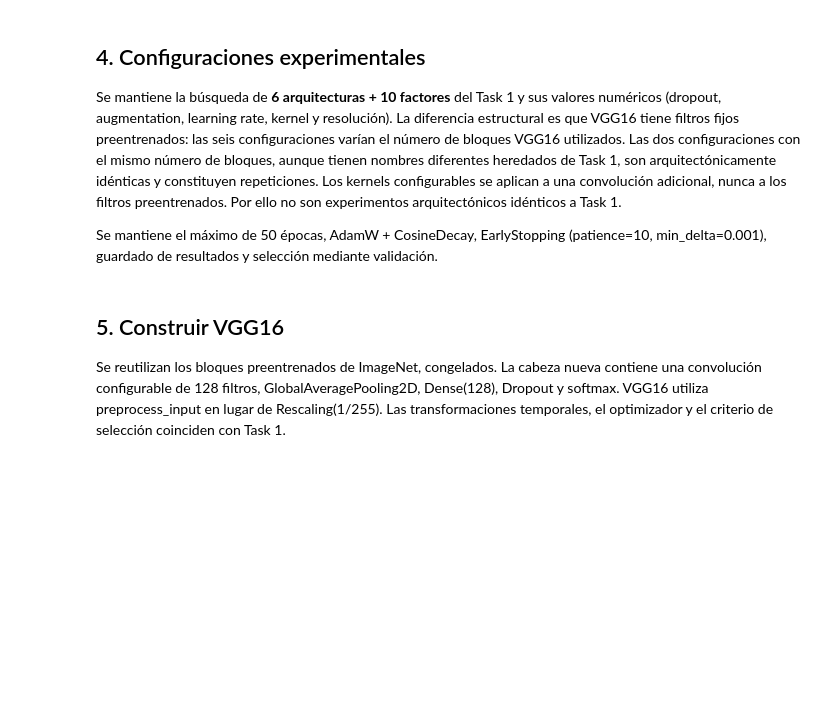
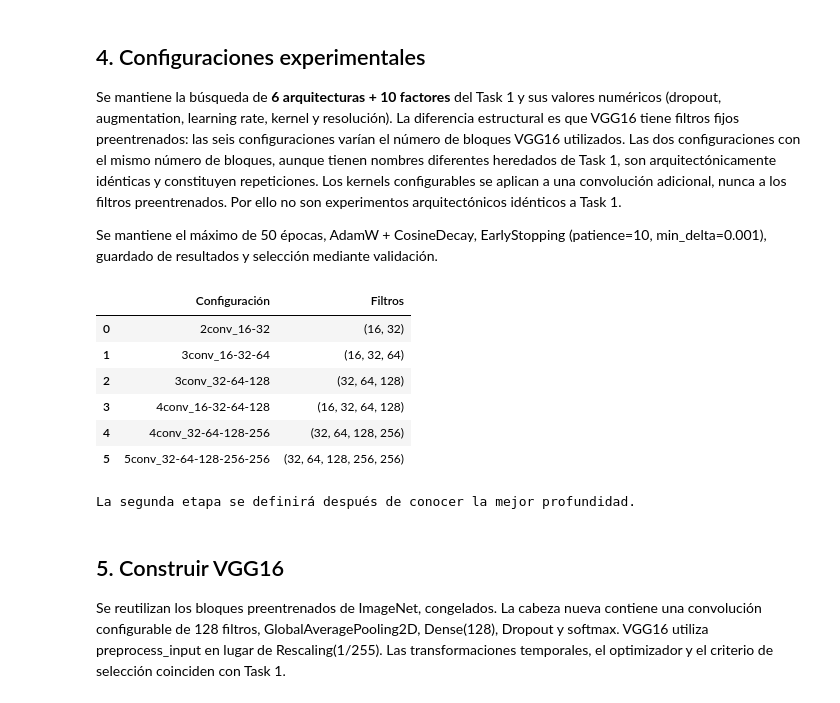
Before and after one commit to lgonperez3-glitch/MLSM-labs, a Jupyter notebook: Lab2/lab2_task2_colab.ipynb, the cells around one changed output. Drawn from its saved outputs; the diff is of its cells as text; code cells hidden in the pictures; blank space fills up the shorter version.

```diff
--- a/Lab2/lab2_task2_colab.ipynb
+++ b/Lab2/lab2_task2_colab.ipynb
@@ -236,3 +216,61 @@ print("Todas las configuraciones utilizan los cinco bloques de VGG16.")
+# %%
+# Configuración base: cada experimento cambia solo el factor que indica su nombre.
+# filters: número de filtros por bloque convolucional; más filtros aumentan la capacidad y el coste.
+# kernel: tamaño de las ventanas convolucionales que detectan patrones locales.
+# dropout: proporción de activaciones que se desactivan durante el entrenamiento para regularizar.
+# augment: si se aplican transformaciones aleatorias a las imágenes durante el entrenamiento.
+# lr: learning rate inicial de AdamW, es decir, el tamaño de los pasos al actualizar los pesos.
+# size: (alto, ancho) de entrada; aumentar la resolución conserva detalle a cambio de cómputo.
+BASE0 = dict(filters=(32, 64, 128), kernel=(3, 3), dropout=0.3,
+             augment=True, lr=1e-3, size=(128, 192), vgg_blocks=3)
+
+# Los 6 experimentos iniciales conservan los nombres y filtros de Task 1.
+# En VGG16 los filtros preentrenados NO se pueden cambiar sin perder sus pesos.
+# Por tanto, filters documenta la configuración de Task 1 que se compara y
+# vgg_blocks controla cuántos bloques preentrenados se utilizan.
+DEPTH_EXPERIMENTS = {
+    "2conv_16-32": dict(filters=(16, 32), vgg_blocks=2),
+    "3conv_16-32-64": dict(filters=(16, 32, 64), vgg_blocks=3),
+    "3conv_32-64-128": dict(filters=(32, 64, 128), vgg_blocks=3),
+    "4conv_16-32-64-128": dict(filters=(16, 32, 64, 128), vgg_blocks=4),
+    "4conv_32-64-128-256": dict(filters=(32, 64, 128, 256), vgg_blocks=4),
+    "5conv_32-64-128-256-256": dict(filters=(32, 64, 128, 256, 256), vgg_blocks=5),
+}
+
+# Mismos 10 cambios numéricos del Task 1. Los cambios de kernel afectan
+# únicamente a una convolución NUEVA tras el extractor congelado: los kernels
+# originales de VGG16 siguen siendo de 3x3.
+FACTOR_EXPERIMENTS = {
+    "dropout_0.0": dict(dropout=0.0),
+    "dropout_0.5": dict(dropout=0.5),
+    "no_augment": dict(augment=False),
+    "lr_3e-4": dict(lr=3e-4),
+    "lr_3e-3": dict(lr=3e-3),
+    "kernel_5x5": dict(kernel=(5, 5)),
+    "kernel_7x3_freq": dict(kernel=(7, 3)),
+    "kernel_3x7_time": dict(kernel=(3, 7)),
+    "size_64x96": dict(size=(64, 96)),
+    "size_192x288": dict(size=(192, 288)),
+}
+assert len(DEPTH_EXPERIMENTS) == 6 and len(FACTOR_EXPERIMENTS) == 10
+
+def merge_config(base, changes):
+    return {**base, **changes}
+
+display(pd.DataFrame([
+    {"Configuración": name, "Filtros": str(changes["filters"])}
+    for name, changes in DEPTH_EXPERIMENTS.items()
+]))
+print("La segunda etapa se definirá después de conocer la mejor profundidad.")
+# %% [output]
+|  | Configuración | Filtros |
+| 0 | 2conv_16-32 | (16, 32) |
+| 1 | 3conv_16-32-64 | (16, 32, 64) |
+| 2 | 3conv_32-64-128 | (32, 64, 128) |
+| 3 | 4conv_16-32-64-128 | (16, 32, 64, 128) |
+| 4 | 4conv_32-64-128-256 | (32, 64, 128, 256) |
+| 5 | 5conv_32-64-128-256-256 | (32, 64, 128, 256, 256) |
+La segunda etapa se definirá después de conocer la mejor profundidad.
 # %% [markdown]
 ## 5. Construir VGG16
 
```
Also changed, not shown: parts of 11 cells of this notebook.
